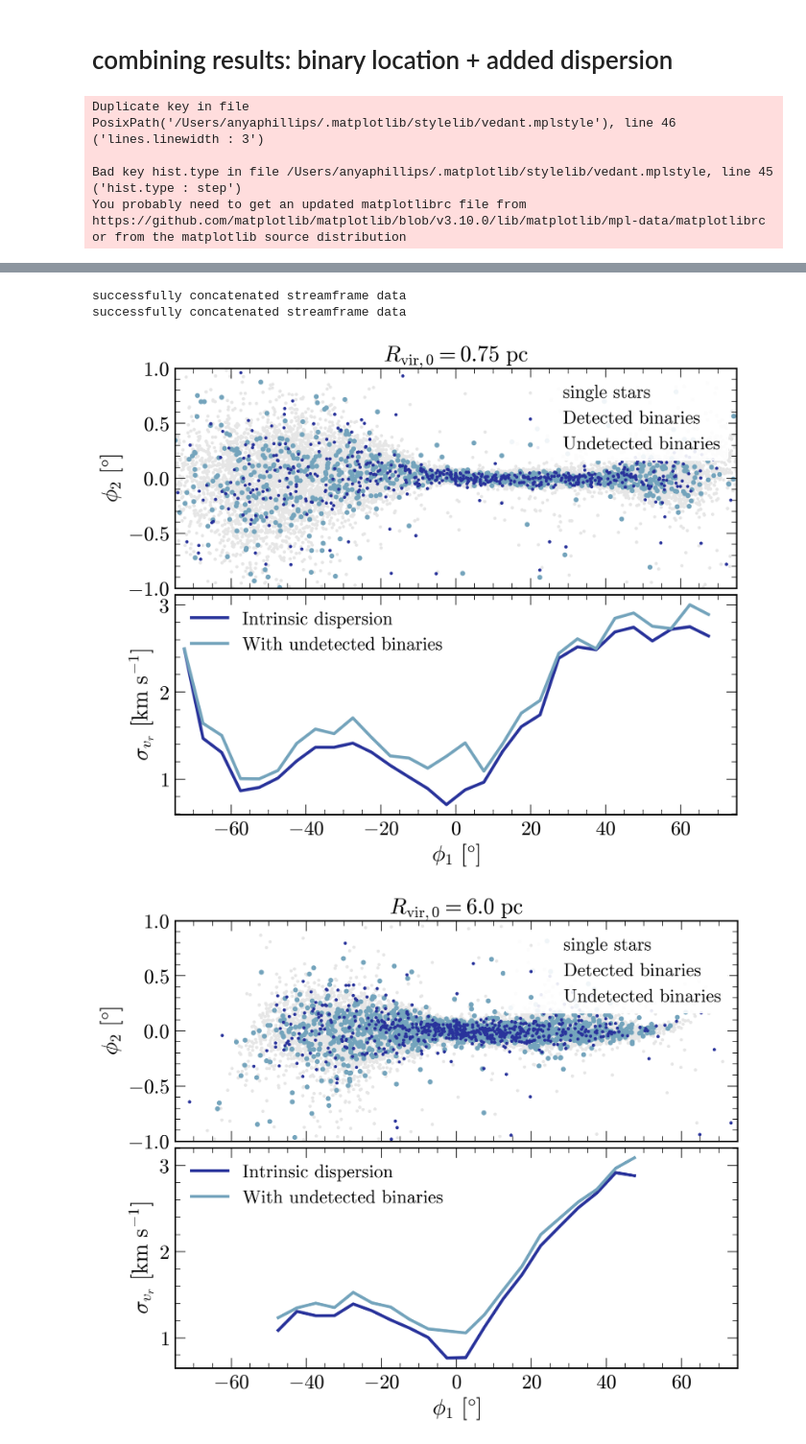
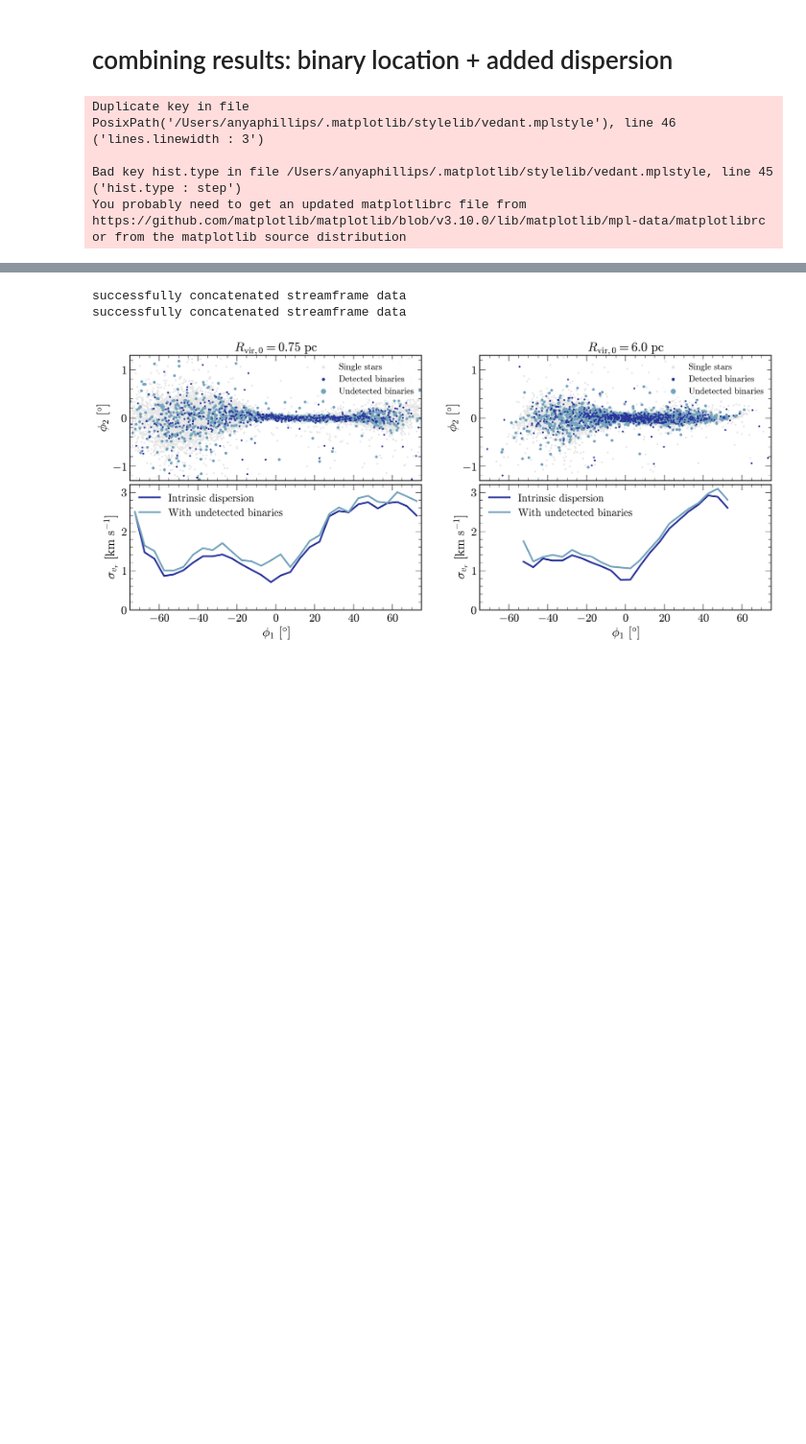
Before and after one commit to anya-m-phillips/p26, a Jupyter notebook: analysis/9_added_dispersion.ipynb, the cells around one changed output, grey strips where cells are left out. Shown at 96% size. Cells and saved outputs as stored; diff of their text form; code cells hidden in the pictures; blank space fills up the shorter version.

Commit message:
figure 16

```diff
--- a/analysis/9_added_dispersion.ipynb
+++ b/analysis/9_added_dispersion.ipynb
@@ -175,7 +175,13 @@ detected_color=colors_list[-1]
 titles = [r'$R_{\rm vir,0}=0.75~\rm pc$', r'$R_{\rm vir,0}=6.0~\rm pc$']
 
 phimax=75
+
+
+fig, axs_grid = plt.subplots(2,2,figsize=[20, 8], sharex=True)
+plt.subplots_adjust(hspace=0.03)
+
 for k, n in enumerate(sim_n):
+    axs = axs_grid[:,k]
     rng = np.random.default_rng(seed=42)
 
     i = tperis[k]
@@ -256,48 +262,51 @@ for k, n in enumerate(sim_n):
                                             statistic=dispersion_5_95,
                                             bins=bins)
         counts, _, _ = binned_statistic(x=phi1_all_trimmed, values=vr_straight, statistic='count', bins=bins)
-        sel = counts>=100
+        sel = counts>=50
         hist_yvals.append(sigv_binned)
         selections.append(sel)
 
 
 
-    fig, axs = plt.subplots(2,1, figsize=[10,8], sharex=True)
-    plt.subplots_adjust(wspace=0.03, hspace=0.03)
+    # fig, axs = plt.subplots(2,1, figsize=[10,8], sharex=True)
+    # plt.subplots_adjust(wspace=0.03, hspace=0.03)
 
-    axs[0].scatter(phi1_s, phi2_straight_s, c='0.9', s=5, label='single stars', zorder=1, rasterized=True)
+    axs[0].scatter(phi1_s, phi2_straight_s, c='0.9', s=5, label='Single stars', zorder=1, rasterized=True)
     axs[0].scatter(binary_coords['phi1'][detected],
                phi2_straight[detected],
                s=5, c=detected_color,#simcolors[n],
                  rasterized=True, zorder=2,
                  label='Detected binaries')
     axs[0].scatter(binary_coords['phi1'][~detected],
                phi2_straight[~detected],
                marker="o", c=undetected_color, s=15,
                rasterized=True, zorder=1,
                label='Undetected binaries')
 
-    axs[0].legend(loc='upper right', framealpha=0.9)
+    axs[0].legend(loc='upper right', framealpha=0.9, fontsize=15, markerscale=2)
     axs[0].set_ylabel(r'$\phi_2\ [\degree]$')
 
-    axs[0].set_ylim(-1.,1.)
+    axs[0].set_ylim(-1.3,1.3)
     axs[0].set_xlim(-phimax,phimax)
 
 
     axs[1].plot(bin_centers[selections[0]],
                 hist_yvals[0][selections[0]], c=detected_color, label='Intrinsic dispersion')
     axs[1].plot(bin_centers[selections[1]],
                 hist_yvals[1][selections[1]], c=undetected_color, label='With undetected binaries')
     axs[1].set_ylabel(r'$\sigma_{v_r}\ [\rm km~s^{-1}]$')
 
     axs[1].legend(loc='upper left')
     axs[1].set_xlabel(r'$\phi_1\ [\degree]$')
 
     axs[0].set_title(titles[k])
+
+    axs[1].set_ylim(0, 3.2)
+
+plt.savefig('plots/dispersion_along_stream_from_binaries.pdf', dpi=300, bbox_inches='tight')
 # %% [output]
 successfully concatenated streamframe data
 successfully concatenated streamframe data
 successfully concatenated streamframe data
 successfully concatenated streamframe data
-[figure, old version]
+[figure, new version]
-[figure, removed]
```
Also changed, not shown: parts of 1 cell of this notebook, 1 other file.
